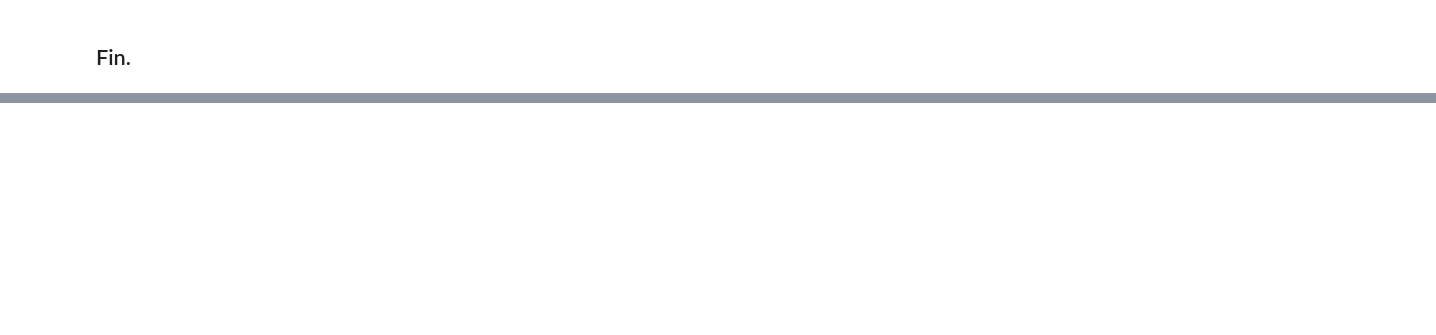
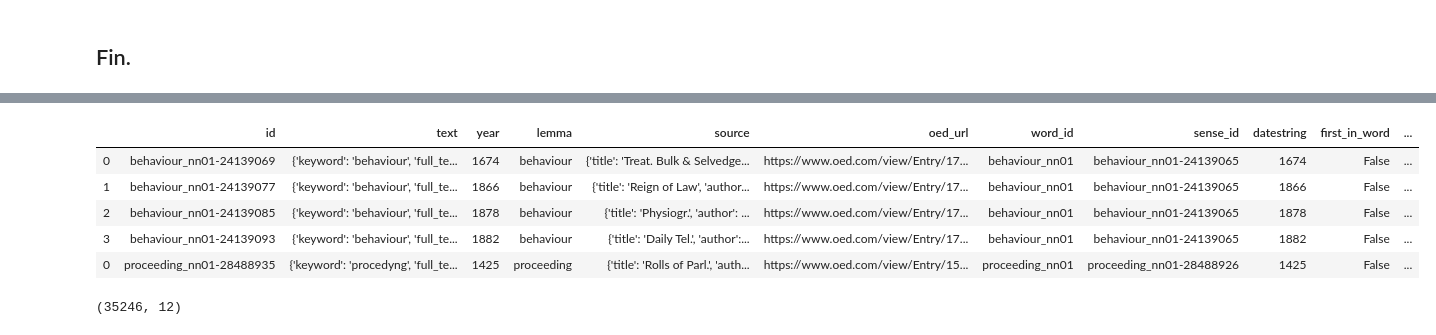
Before and after one commit to Living-with-machines/TargetedSenseDisambiguation, a Jupyter notebook: query_interface.ipynb, the cells around one changed output, grey strips where cells are left out. Saved outputs shown, nothing was run; the diff lists cells and outputs as text; code cells hidden in the pictures; blank space fills up the shorter version.

Commit message:
first experiment with machine tagging

```diff
--- a/query_interface.ipynb
+++ b/query_interface.ipynb
@@ -98,0 +201,2 @@ df.head()
+# %%
+sense_idx2quotations = pickle.load(open('./data/quotations.pickle','rb'))
@@ -98,0 +223,14 @@ df.head()
+# %%
+df_quot = pd.concat([pd.DataFrame(q['data']) for q in sense_idx2quotations.values()])
+df_quot.head()
+# %% [output]
+|  | id | text | year | lemma | source | oed_url | word_id | sense_id | datestring | first_in_word | ... |
+| 0 | behaviour_nn01-24139069 | {'keyword': 'behaviour', 'full_te... | 1674 | behaviour | {'title': 'Treat. Bulk & Selvedge... | https://www.oed.com/view/Entry/17... | behaviour_nn01 | behaviour_nn01-24139065 | 1674 | False | ... |
+| 1 | behaviour_nn01-24139077 | {'keyword': 'behaviour', 'full_te... | 1866 | behaviour | {'title': 'Reign of Law', 'author... | https://www.oed.com/view/Entry/17... | behaviour_nn01 | behaviour_nn01-24139065 | 1866 | False | ... |
+| 2 | behaviour_nn01-24139085 | {'keyword': 'behaviour', 'full_te... | 1878 | behaviour | {'title': 'Physiogr.', 'author': ... | https://www.oed.com/view/Entry/17... | behaviour_nn01 | behaviour_nn01-24139065 | 1878 | False | ... |
+| 3 | behaviour_nn01-24139093 | {'keyword': 'behaviour', 'full_te... | 1882 | behaviour | {'title': 'Daily Tel.', 'author':... | https://www.oed.com/view/Entry/17... | behaviour_nn01 | behaviour_nn01-24139065 | 1882 | False | ... |
+| 0 | proceeding_nn01-28488935 | {'keyword': 'procedyng', 'full_te... | 1425 | proceeding | {'title': 'Rolls of Parl.', 'auth... | https://www.oed.com/view/Entry/15... | proceeding_nn01 | proceeding_nn01-28488926 | 1425 | False | ... |
+# %%
+df_quot.shape
+# %% [output]
+(35246, 12)
```
Also changed, not shown: parts of 52 cells of this notebook, 1 other file.
